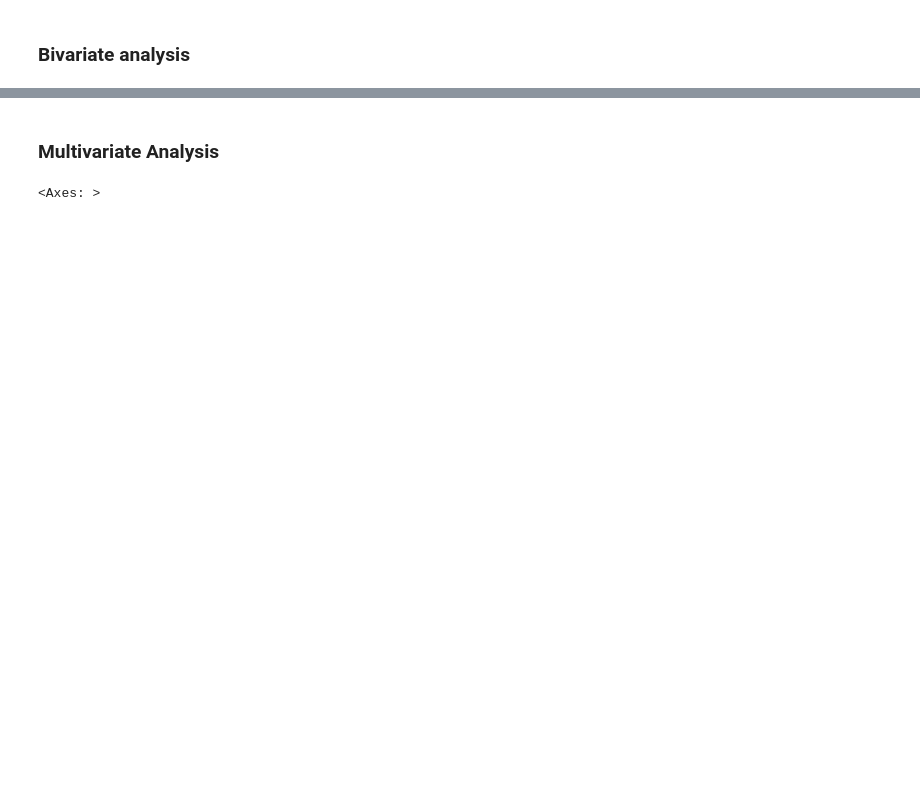
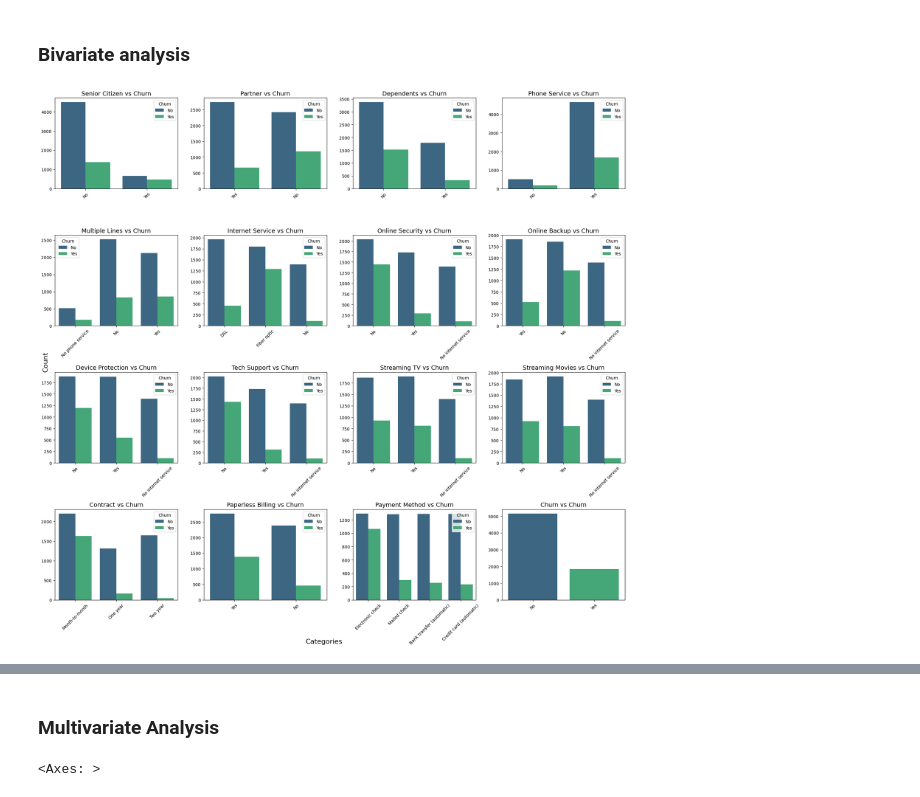
Before and after one commit to PLSeng/Customer_Churn_Prediction, a Jupyter notebook: CLM_with_ML.ipynb, the cells around one changed output, grey strips where cells are left out. Drawn from its saved outputs; the diff is of its cells as text; code cells hidden in the pictures; blank space fills up the shorter version.

```diff
--- a/CLM_with_ML.ipynb
+++ b/CLM_with_ML.ipynb
@@ -217,4 +223,36 @@ Passing `palette` without assigning `hue` is deprecated and will be removed in v
 # %% [markdown]
 ### Bivariate analysis
+# %%
+import matplotlib.pyplot as plt
+import seaborn as sns
+
+# Assuming `categorical` is a DataFrame with the categorical columns
+# and `data` is the DataFrame containing your data, including a 'churn' column
+
+fig, ax = plt.subplots(4, 4, figsize=(20, 20))
+fig.subplots_adjust(hspace=0.5, wspace=0.4)  # Adjust spacing between subplots
+
+for i, variable in enumerate(categorical.columns):
+    row = i // 4
+    col = i % 4
+    sns.countplot(x=data[variable], hue=data['Churn'], ax=ax[row, col], palette='viridis')
+    ax[row, col].set_title(f'{variable} vs Churn', fontsize=14)
+    ax[row, col].set_xlabel('')
+    ax[row, col].set_ylabel('')
+    for label in ax[row, col].get_xticklabels():
+        label.set_rotation(45)
+
+# Remove empty subplots
+for i in range(len(categorical.columns), 4 * 4):
+    fig.delaxes(ax.flatten()[i])
+
+# Set common labels
+fig.text(0.5, 0.04, 'Categories', ha='center', fontsize=16)
+fig.text(0.04, 0.5, 'Count', va='center', rotation='vertical', fontsize=16)
+
+plt.tight_layout(rect=[0.03, 0.03, 1, 0.95])  # Adjust layout rect to prevent overlap with titles
+plt.show()
+# %% [output]
+[figure, added]
 # %%
 #plot pair plot
```
Also changed, not shown: parts of 18 cells of this notebook.
